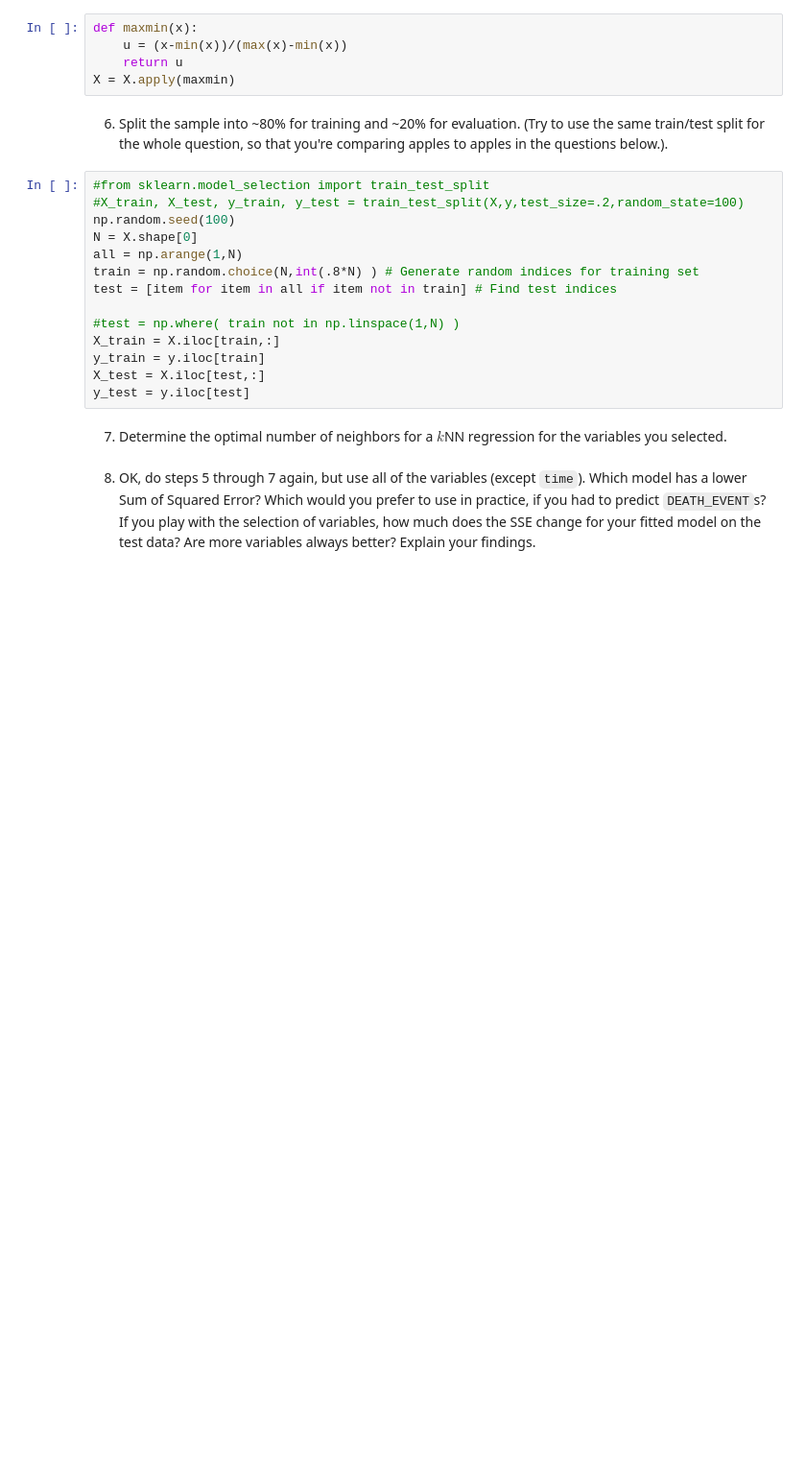
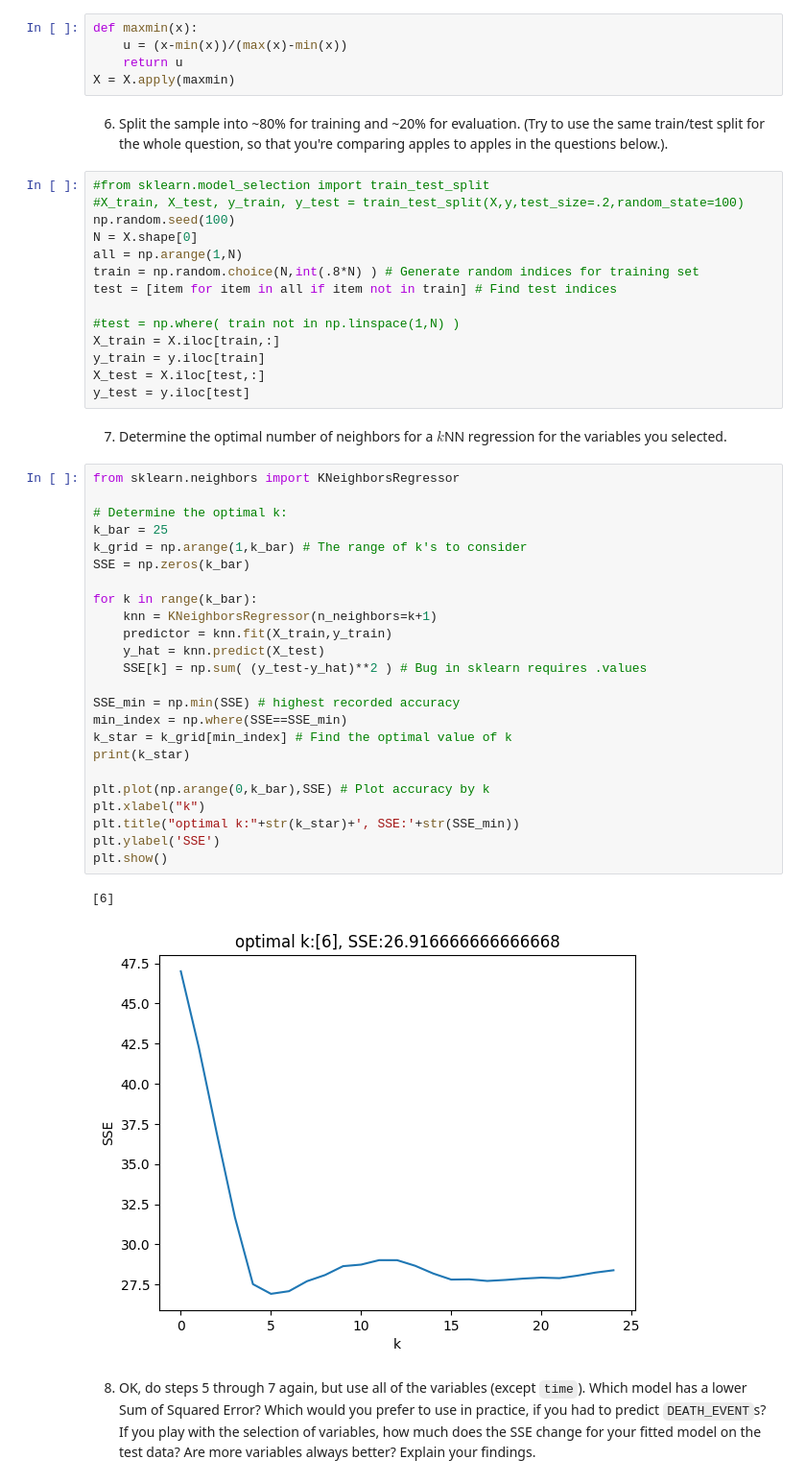
Before and after one commit to bwillow1222/knn, a Jupyter notebook: assignment_knn.ipynb, the cells around one changed output. Shown: that part at 96% size. Drawn from its saved outputs; the diff is of its cells as text; blank space fills up the shorter version.

```diff
--- a/assignment_knn.ipynb
+++ b/assignment_knn.ipynb
@@ -233,5 +233,32 @@ X_test = X.iloc[test,:]
 y_test = y.iloc[test]
 # %% [markdown]
 7. Determine the optimal number of neighbors for a $k$NN regression for the variables you selected.
+# %%
+from sklearn.neighbors import KNeighborsRegressor
+
+# Determine the optimal k:
+k_bar = 25
+k_grid = np.arange(1,k_bar) # The range of k's to consider
+SSE = np.zeros(k_bar)
+
+for k in range(k_bar):
+    knn = KNeighborsRegressor(n_neighbors=k+1)
+    predictor = knn.fit(X_train,y_train)
+    y_hat = knn.predict(X_test)
+    SSE[k] = np.sum( (y_test-y_hat)**2 ) # Bug in sklearn requires .values
+
+SSE_min = np.min(SSE) # highest recorded accuracy
+min_index = np.where(SSE==SSE_min)
+k_star = k_grid[min_index] # Find the optimal value of k
+print(k_star)
+
+plt.plot(np.arange(0,k_bar),SSE) # Plot accuracy by k
+plt.xlabel("k")
+plt.title("optimal k:"+str(k_star)+', SSE:'+str(SSE_min))
+plt.ylabel('SSE')
+plt.show()
+# %% [output]
+[6]
+[figure, added]
 # %% [markdown]
 8. OK, do steps 5 through 7 again, but use all of the variables (except `time`). Which model has a lower Sum of Squared Error? Which would you prefer to use in practice, if you had to predict `DEATH_EVENT`s? If you play with the selection of variables, how much does the SSE change for your fitted model on the test data? Are more variables always better? Explain your findings.
```
Also changed, not shown: parts of 3 cells of this notebook.
